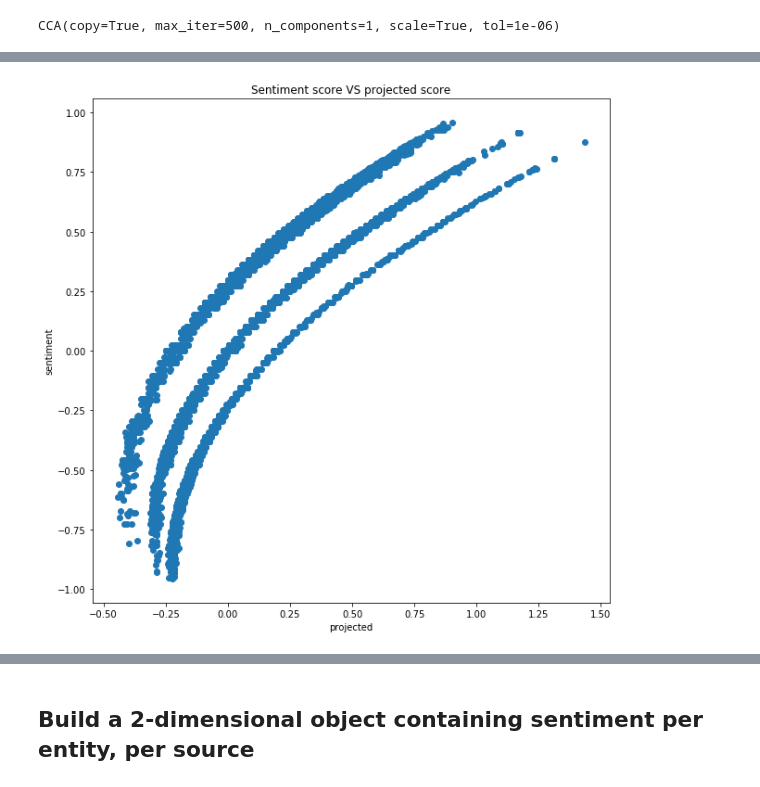
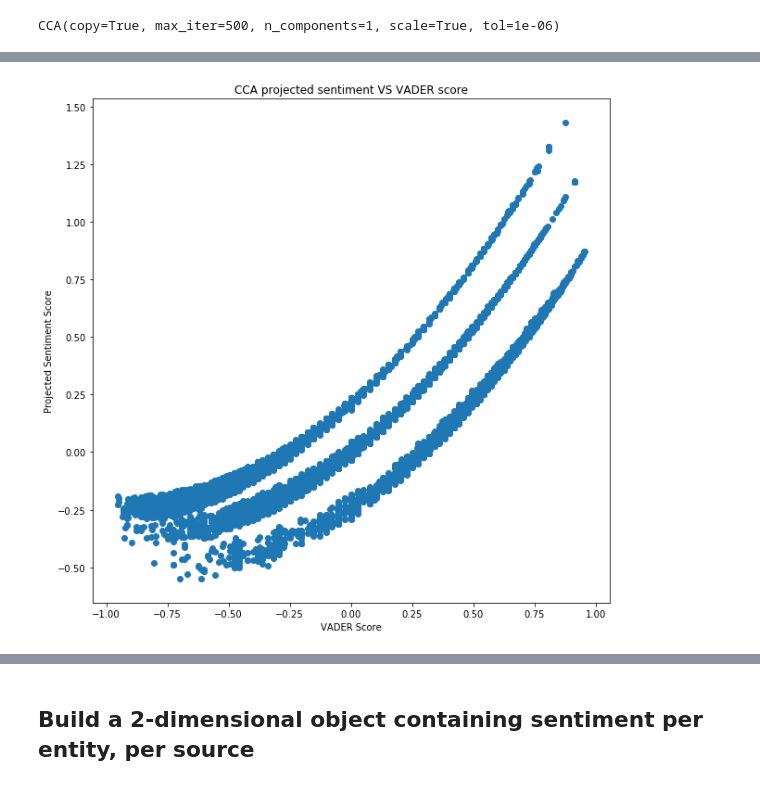
Before and after one commit to MickJermsurawong/EE227-graphical-lasso, a Jupyter notebook: Sentiment-CCA.ipynb, the cells around one changed output, grey strips where cells are left out. Cells and saved outputs as stored; diff of their text form; code cells hidden in the pictures.

```diff
--- a/Sentiment-CCA.ipynb
+++ b/Sentiment-CCA.ipynb
@@ -232,13 +244,14 @@ examine_feature_weight(cca.y_weights_[:,0], Y_feats, show=len(Y_feats))
 Y_combined = np.matmul(Y_target, cca.y_weights_)
 # %%
 import matplotlib.pyplot as plt
-plt.scatter(Y_combined[:], Y_target[:,2])
-plt.title("Sentiment score VS projected score")
-plt.xlabel("projected")
-plt.ylabel("sentiment")
+plt.scatter(Y_target[:,2], Y_combined[:])
+plt.title("CCA projected sentiment VS VADER score")
+plt.xlabel("VADER Score")
+plt.ylabel("Projected Sentiment Score")
+plt.savefig("results/fig/" + chosen_story + "_projected-sentiment")
 plt.show()
 # %% [output]
-[figure, old version]
+[figure, new version]
 # %%
 plt.hist(Y_combined)
 plt.show()
```
Also changed, not shown: parts of 23 cells of this notebook.
